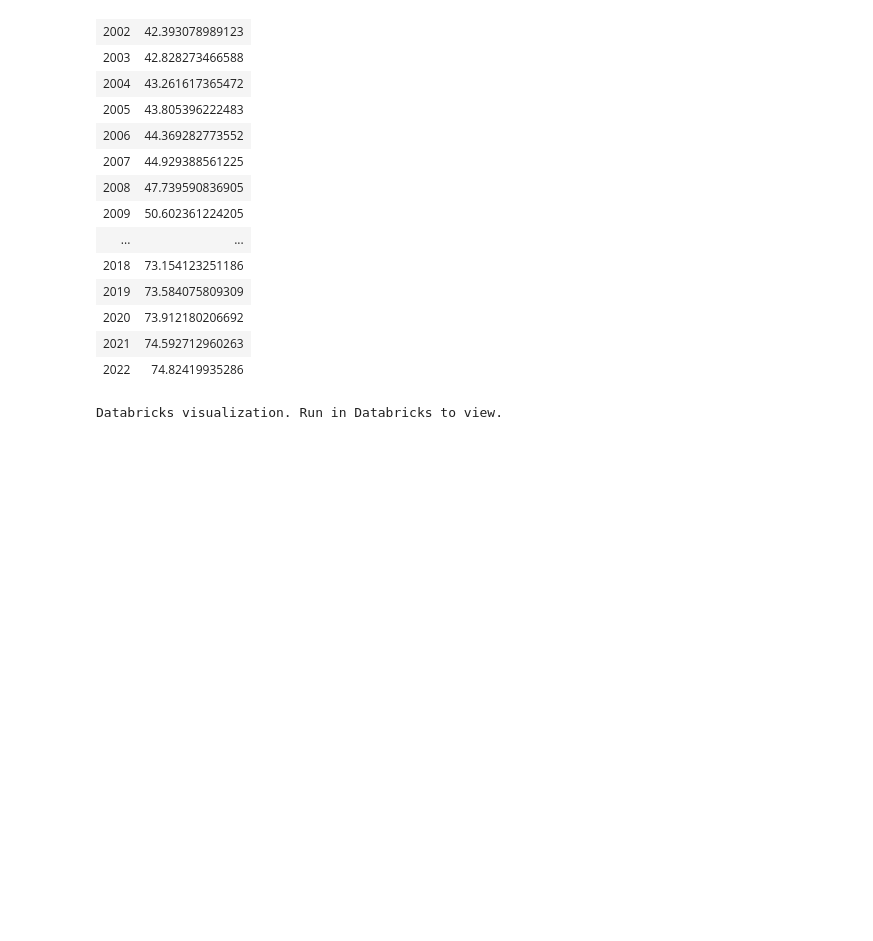
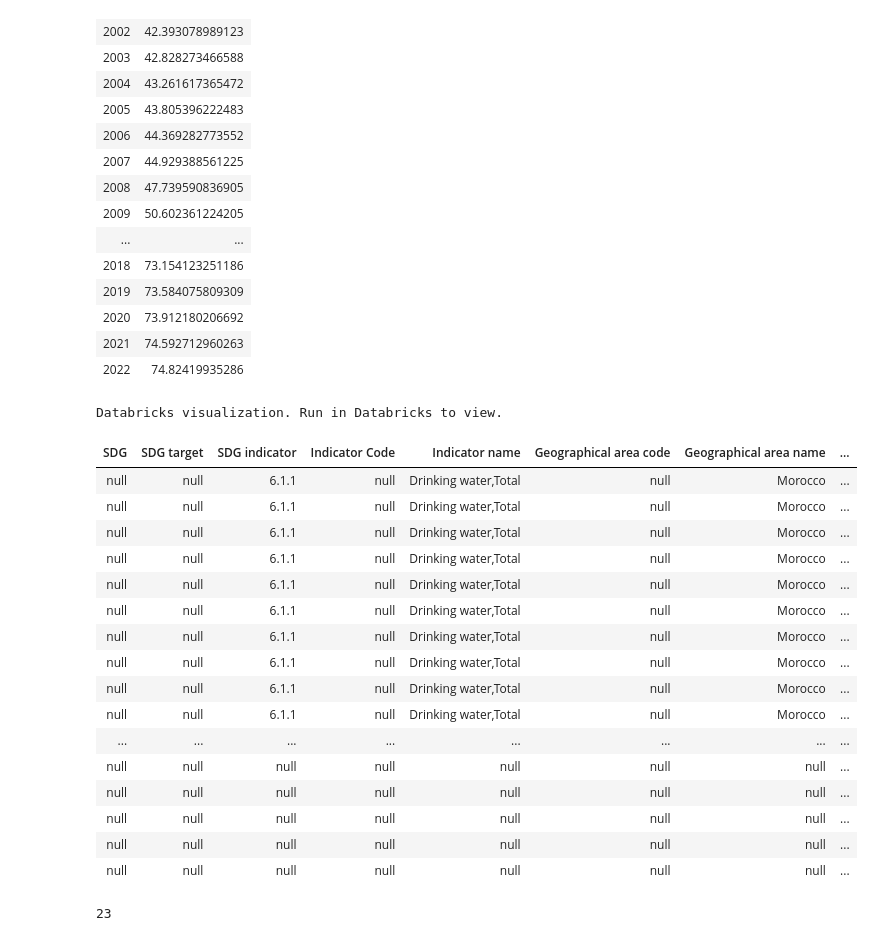
Before and after one commit to TahaMerzouki/water-dep, a Jupyter notebook: src/ingestion/Ingest_population_water_safelly.ipynb, the cells around one changed output. Cells and saved outputs as stored; diff of their text form; code cells hidden in the pictures; blank space fills up the shorter version.

```diff
--- a/src/ingestion/Ingest_population_water_safelly.ipynb
+++ b/src/ingestion/Ingest_population_water_safelly.ipynb
@@ -96,3 +105,24 @@ display(overall_num.filter(col("Year").isNotNull() & col("Value").isNotNull())
 | 2021 | 74.592712960263 |
 | 2022 | 74.82419935286 |
 Databricks visualization. Run in Databricks to view.
+# %%
+urban_improved = spark.read.csv("dbfs:/mnt/waterprojectdl/raw/urban_imporved.csv", header=True)
+display(urban_improved)
+# %% [output]
+| SDG | SDG target | SDG indicator | Indicator Code | Indicator name | Geographical area code | Geographical area name | ... |
+| null | null | 6.1.1 | null | Drinking water,Total | null | Morocco | ... |
+| null | null | 6.1.1 | null | Drinking water,Total | null | Morocco | ... |
+| null | null | 6.1.1 | null | Drinking water,Total | null | Morocco | ... |
+| null | null | 6.1.1 | null | Drinking water,Total | null | Morocco | ... |
+| null | null | 6.1.1 | null | Drinking water,Total | null | Morocco | ... |
+| null | null | 6.1.1 | null | Drinking water,Total | null | Morocco | ... |
+| null | null | 6.1.1 | null | Drinking water,Total | null | Morocco | ... |
+| null | null | 6.1.1 | null | Drinking water,Total | null | Morocco | ... |
+| null | null | 6.1.1 | null | Drinking water,Total | null | Morocco | ... |
+| null | null | 6.1.1 | null | Drinking water,Total | null | Morocco | ... |
+| ... | ... | ... | ... | ... | ... | ... | ... |
+| null | null | null | null | null | null | null | ... |
+| null | null | null | null | null | null | null | ... |
+| null | null | null | null | null | null | null | ... |
+| null | null | null | null | null | null | null | ... |
+| null | null | null | null | null | null | null | ... |
@@ -98,0 +131,5 @@ Databricks visualization. Run in Databricks to view.
+# %%
+# number of rows
+print(urban_improved_cleaned_num.count())
+# %% [output]
+23
```
Also changed, not shown: parts of 14 cells of this notebook.
